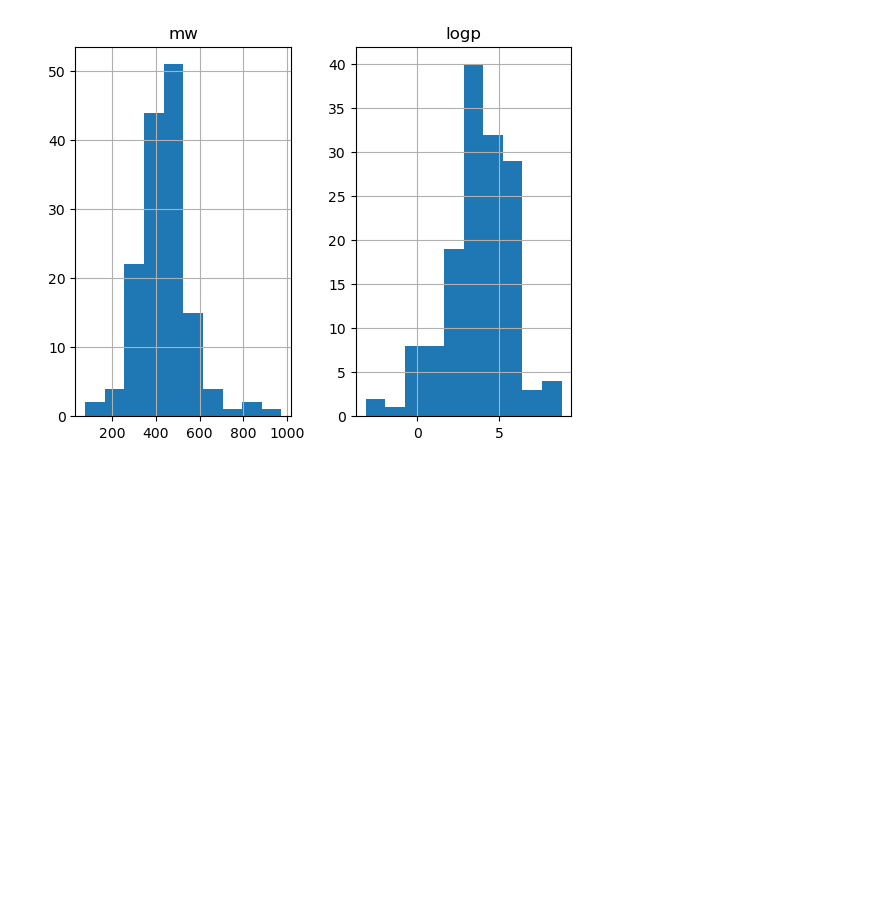
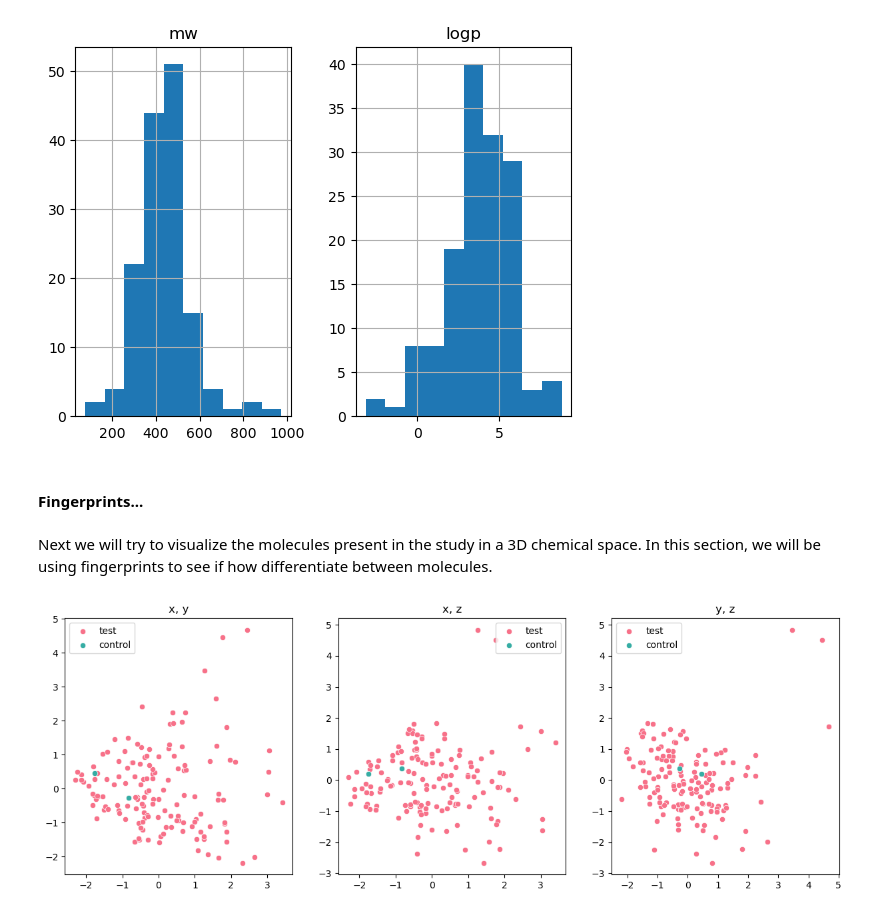
Before and after one commit to arazthexd/Kaggle_SCP, a Jupyter notebook: notebooks/0_EDA.ipynb, the cells around one changed output. Cells and saved outputs as stored; diff of their text form; code cells hidden in the pictures; blank space fills up the shorter version.

```diff
--- a/notebooks/0_EDA.ipynb
+++ b/notebooks/0_EDA.ipynb
@@ -196,3 +196,13 @@ sm_df.hist(["mw", "logp"])
 array([[<Axes: title={'center': 'mw'}>, <Axes: title={'center': 'logp'}>]],
       dtype=object)
 [figure]
+# %% [markdown]
+#### Fingerprints...
+# %% [markdown]
+Next we will try to visualize the molecules present in the study in a 3D chemical space. In this section, we will be using fingerprints to see if how differentiate between molecules.
+# %%
+import numpy as np
+def construct_morgan(mol, radius=2, vecSize=2048):
+    return np.array(AllChem.GetMorganFingerprintAsBitVect(mol, radius, nBits=vecSize))
+
+sm_df["morgan_fps"] = sm_df["mol"].map(construct_morgan)
@@ -198,0 +214,25 @@ array([[<Axes: title={'center': 'mw'}>, <Axes: title={'center': 'logp'}>]],
+# %%
+mol_fps_array = np.stack(sm_df["morgan_fps"].to_numpy())
+control_idx = sm_df[sm_df["control"]==True].reset_index().index
+
+pca = PCA(n_components=3)
+pca_mols = pca.fit_transform(mol_fps_array)
+# %%
+x, y, z = pca_mols.T
+sns.set_palette("husl", n_colors=2)
+fig, axes = plt.subplots(ncols=3, figsize=(15, 5))
+axes[0].set_title("x, y")
+sns.scatterplot(x=x, y=y, ax=axes[0], legend=True)
+sns.scatterplot(x=x[control_idx], y=y[control_idx], ax=axes[0], legend=True)
+axes[0].legend(["test", "control"])
+axes[1].set_title("x, z")
+sns.scatterplot(x=x, y=z, ax=axes[1])
+sns.scatterplot(x=x[control_idx], y=z[control_idx], ax=axes[1], legend=True)
+axes[1].legend(["test", "control"])
+axes[2].set_title("y, z")
+sns.scatterplot(x=y, y=z, ax=axes[2])
+sns.scatterplot(x=y[control_idx], y=z[control_idx], ax=axes[2], legend=True)
+axes[2].legend(["test", "control"])
+plt.show()
+# %% [output]
+[figure, added]
```
Also changed, not shown: parts of 10 cells of this notebook, 1 other file.
